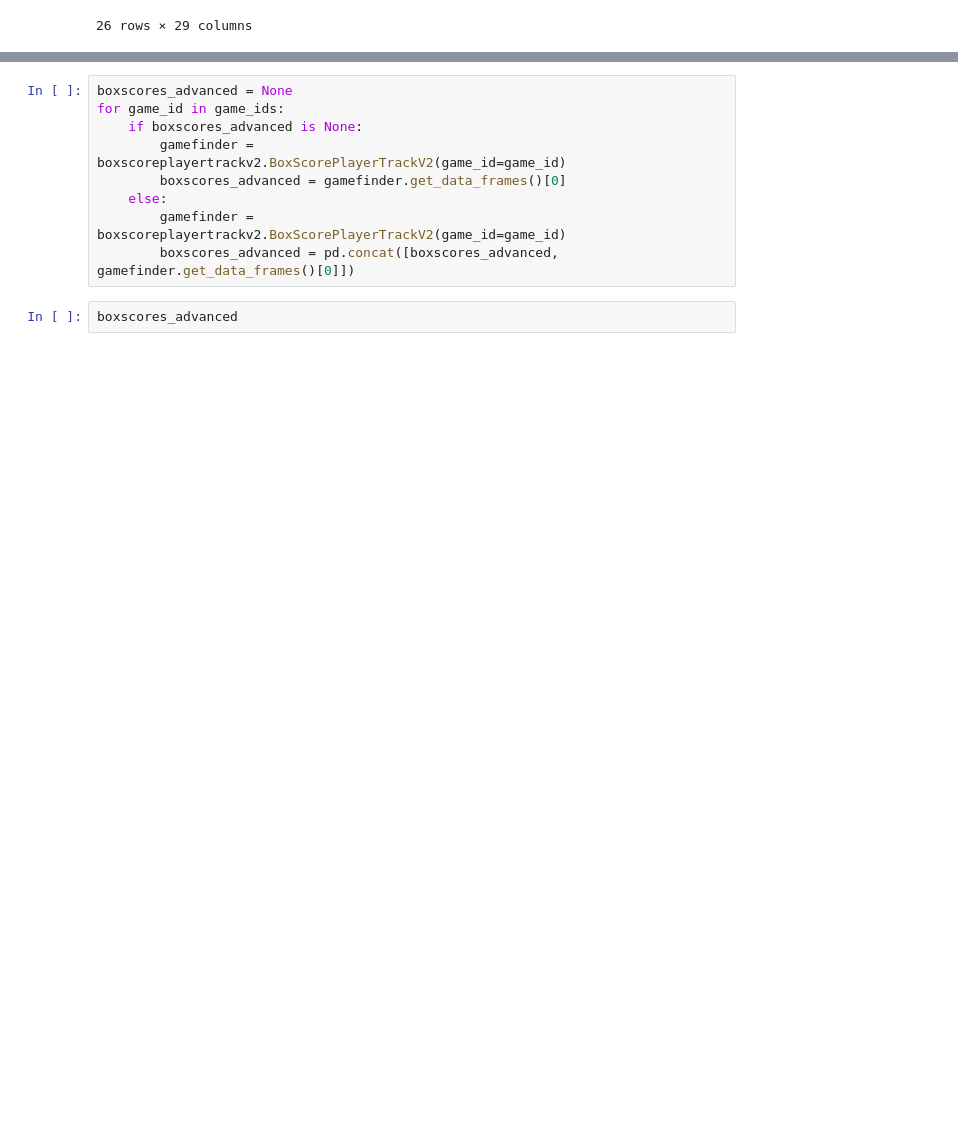
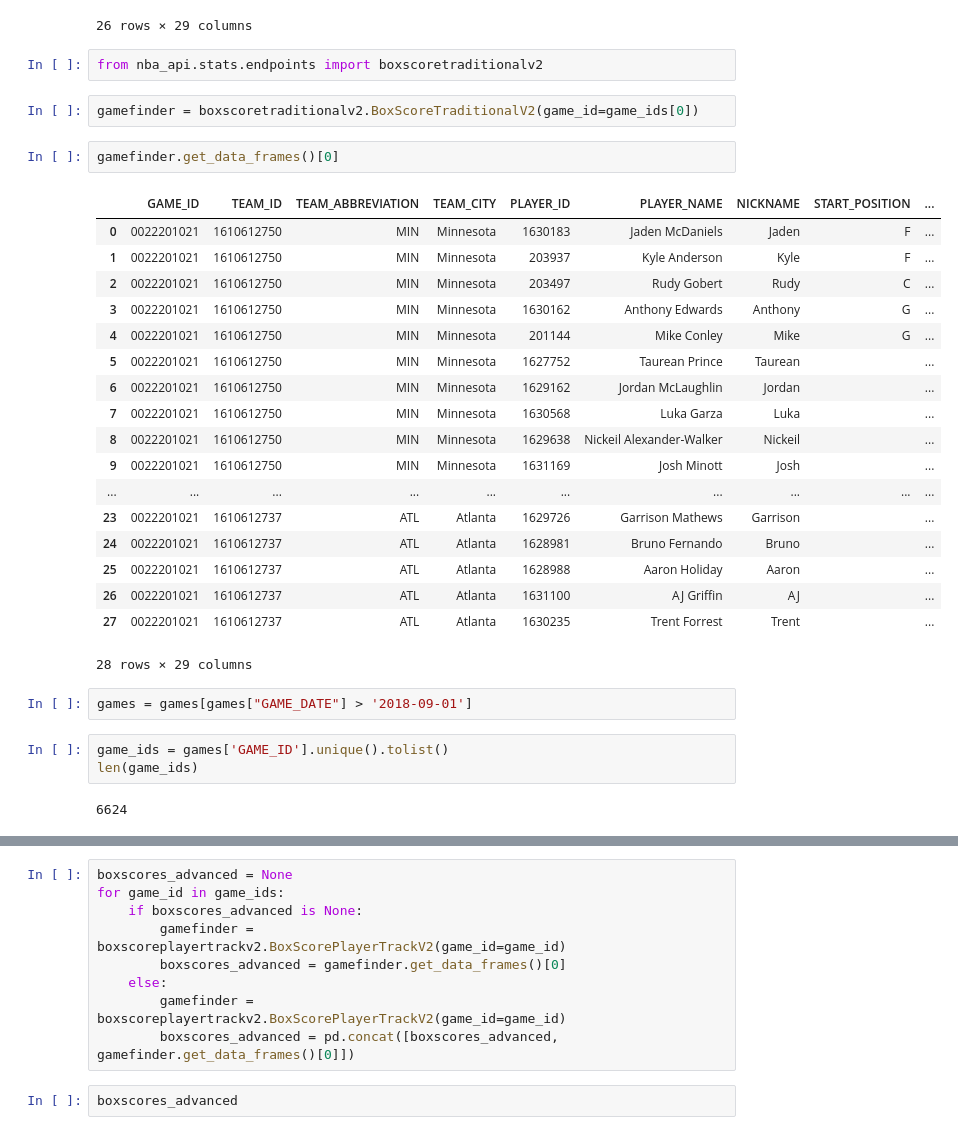
Before and after one commit to alecmatt5/nba_betting_analysis, a Jupyter notebook: backend/notebooks/nba_api_v2.ipynb, the cells around one changed output, grey strips where cells are left out. Cells and saved outputs as stored; diff of their text form; blank space fills up the shorter version.

```diff
--- a/backend/notebooks/nba_api_v2.ipynb
+++ b/backend/notebooks/nba_api_v2.ipynb
@@ -167,3 +193,35 @@ boxscores.get_data_frames()[0]
 | 24 | 0022200958 | 1610612748 | MIA | Miami | 1629312 | Haywood Highsmith |  | DNP - Coach's Decision | ... |
 | 25 | 0022200958 | 1610612748 | MIA | Miami | 1629130 | Duncan Robinson |  | DNP - Coach's Decision | ... |
 26 rows × 29 columns
+# %%
+from nba_api.stats.endpoints import boxscoretraditionalv2
+# %%
+gamefinder = boxscoretraditionalv2.BoxScoreTraditionalV2(game_id=game_ids[0])
+# %%
+gamefinder.get_data_frames()[0]
+# %% [output]
+|  | GAME_ID | TEAM_ID | TEAM_ABBREVIATION | TEAM_CITY | PLAYER_ID | PLAYER_NAME | NICKNAME | START_POSITION | ... |
+| 0 | 0022201021 | 1610612750 | MIN | Minnesota | 1630183 | Jaden McDaniels | Jaden | F | ... |
+| 1 | 0022201021 | 1610612750 | MIN | Minnesota | 203937 | Kyle Anderson | Kyle | F | ... |
+| 2 | 0022201021 | 1610612750 | MIN | Minnesota | 203497 | Rudy Gobert | Rudy | C | ... |
+| 3 | 0022201021 | 1610612750 | MIN | Minnesota | 1630162 | Anthony Edwards | Anthony | G | ... |
+| 4 | 0022201021 | 1610612750 | MIN | Minnesota | 201144 | Mike Conley | Mike | G | ... |
+| 5 | 0022201021 | 1610612750 | MIN | Minnesota | 1627752 | Taurean Prince | Taurean |  | ... |
+| 6 | 0022201021 | 1610612750 | MIN | Minnesota | 1629162 | Jordan McLaughlin | Jordan |  | ... |
+| 7 | 0022201021 | 1610612750 | MIN | Minnesota | 1630568 | Luka Garza | Luka |  | ... |
+| 8 | 0022201021 | 1610612750 | MIN | Minnesota | 1629638 | Nickeil Alexander-Walker | Nickeil |  | ... |
+| 9 | 0022201021 | 1610612750 | MIN | Minnesota | 1631169 | Josh Minott | Josh |  | ... |
+| ... | ... | ... | ... | ... | ... | ... | ... | ... | ... |
+| 23 | 0022201021 | 1610612737 | ATL | Atlanta | 1629726 | Garrison Mathews | Garrison |  | ... |
+| 24 | 0022201021 | 1610612737 | ATL | Atlanta | 1628981 | Bruno Fernando | Bruno |  | ... |
+| 25 | 0022201021 | 1610612737 | ATL | Atlanta | 1628988 | Aaron Holiday | Aaron |  | ... |
+| 26 | 0022201021 | 1610612737 | ATL | Atlanta | 1631100 | AJ Griffin | AJ |  | ... |
+| 27 | 0022201021 | 1610612737 | ATL | Atlanta | 1630235 | Trent Forrest | Trent |  | ... |
+28 rows × 29 columns
+# %%
+games = games[games["GAME_DATE"] > '2018-09-01']
+# %%
+game_ids = games['GAME_ID'].unique().tolist()
+len(game_ids)
+# %% [output]
+6624
```
Also changed, not shown: parts of 9 cells of this notebook, 5 other files.
